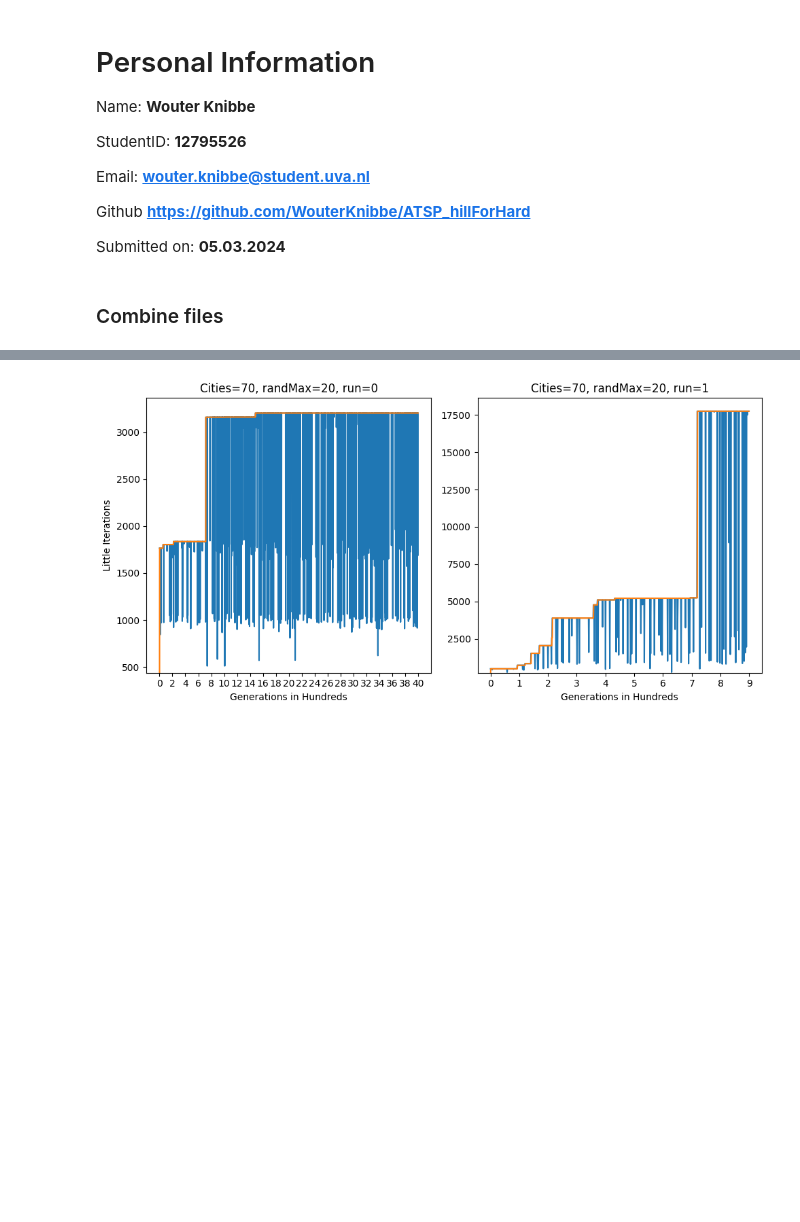
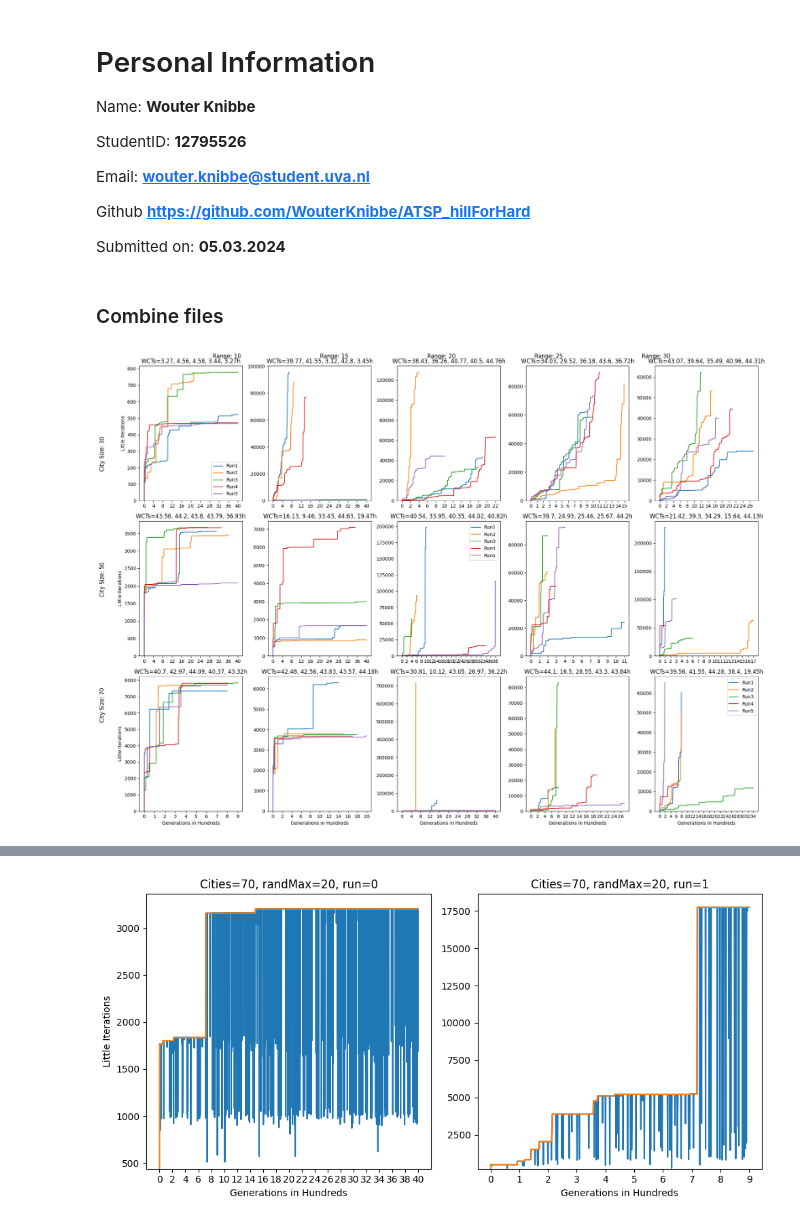
Before and after one commit to WouterKnibbe/ATSP_hillForHard, a Jupyter notebook: Quick Plotting.ipynb, the cells around one changed output, grey strips where cells are left out. Drawn from its saved outputs; the diff is of its cells as text; code cells hidden in the pictures; blank space fills up the shorter version.

```diff
--- a/Quick Plotting.ipynb
+++ b/Quick Plotting.ipynb
@@ -135,3 +135,90 @@ def load_result(file_path):
 
 #             # Save the merged dictionary
 #             save_merged(base_dict, city, range_val)
+# %%
+cities = [30, 50, 70]
+ranges = [10, 15, 20, 25, 30]
+
+results_path = 'Results/'
+runs = [name for name in os.listdir(results_path) if os.path.isdir(os.path.join(results_path, name))]
+
+subplot_rows = len(cities)
+subplot_cols = len(ranges)
+
+fig, axs = plt.subplots(subplot_rows, subplot_cols, figsize=(20, 15))
+
+for i, city in enumerate(cities):
+    for j, range_val in enumerate(ranges):
+        max_x_values = []
+        run_data = []
+        times = np.zeros(len(runs))
+
+        for k, run in enumerate(runs):
+            base_path = f"Results/{run}/results{city}_{range_val}"
+            file_paths = [base_path + '.json']
+            # Automatically add files that are extensions of the main file
+            part_num = 0
+            while os.path.exists(base_path + f'_{part_num}.json'):
+                file_paths.append(base_path + f'_{part_num}.json')
+                part_num += 1
+
+            combined_x_values = []
+            combined_y_values = []
+
+            for path in file_paths:
+                try:
+                    loaded = load_result(path)
+                except:
+                    continue
+
+                for hundred_gens in loaded:
+
+                    times[k] = hundred_gens[0]
+                    current_x_values = list(hundred_gens[1].keys())
+                    current_y_values_1 = [values[1] for values in hundred_gens[1].values()]
+
+                    combined_x_values.extend(current_x_values)
+                    combined_y_values.extend(current_y_values_1)
+
+            if len(combined_x_values) > len(max_x_values):
+                max_x_values = combined_x_values
+            run_data.append((combined_x_values, combined_y_values))
+
+        ax = axs[i, j] if subplot_rows > 1 and subplot_cols > 1 else axs[max(i, j)]
+
+        # Plot combined data for each run
+        for x_vals, y_vals in run_data:
+            ax.plot(x_vals, y_vals)
+
+        xticklist = list(range(0, int(max_x_values[-1]) + 5, 100))
+        if len(xticklist) > 39:
+            xticklist = xticklist[::4]
+        elif len(xticklist) > 19:
+            xticklist = xticklist[::2]
+
+        ax.set_xticks(xticklist)
+        ax.set_xticklabels([f"{x//100}" for x in xticklist])
+
+        all_y_values = [y for _, y in run_data for y in y]
+        ax.set_ylim(bottom=min(all_y_values)-(min(all_y_values)/7))
+        if j == 0:
+            ax.set_ylabel('Little Iterations')
+        if i == 2:
+            ax.set_xlabel('Generations in Hundreds')
+        formatted_string = ', '.join(map(str, (times/3600).round(2)))
+        ax.set_title(f'WCTs={formatted_string}h')
+
+        if (i == 0 and j == 0) or (i == 1 and j == 2) or (i == 2 and j == 4):
+            ax.legend(['Run1', 'Run2', 'Run3', 'Run4', 'Run5'])
+
+# Label the rows and columns
+for idx, city in enumerate(cities):
+    fig.text(0.01, 0.75 - idx * 0.25, f'City Size: {city}', va='center', ha='left', rotation='vertical', fontsize=12)
+
+for idx, range_val in enumerate(ranges):
+    fig.text(0.2 + idx * 0.16, 0.95, f'Range: {range_val}', ha='center', va='top', fontsize=12)
+
+plt.tight_layout(rect=[0.03, 0, 1, 0.95])  # Adjust the layout to make room for labels
+plt.show()
+# %% [output]
+[figure, added]
```
Also changed, not shown: parts of 7 cells of this notebook, 1 other file.
